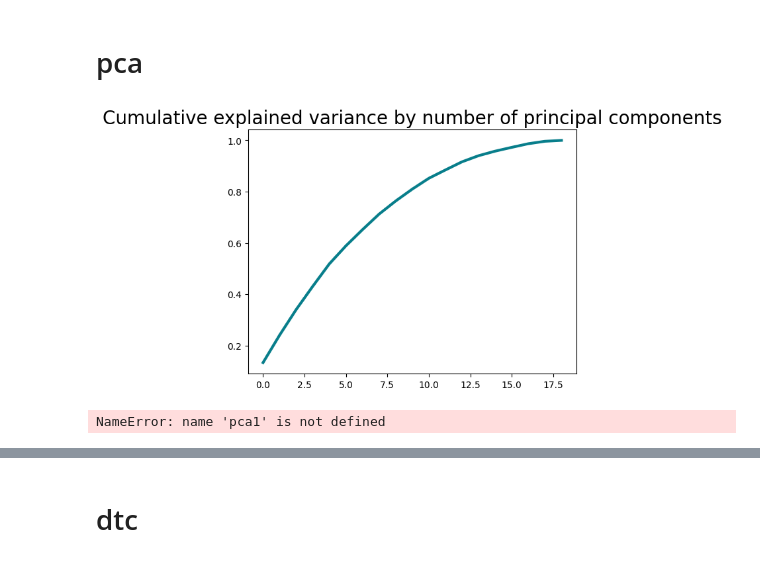
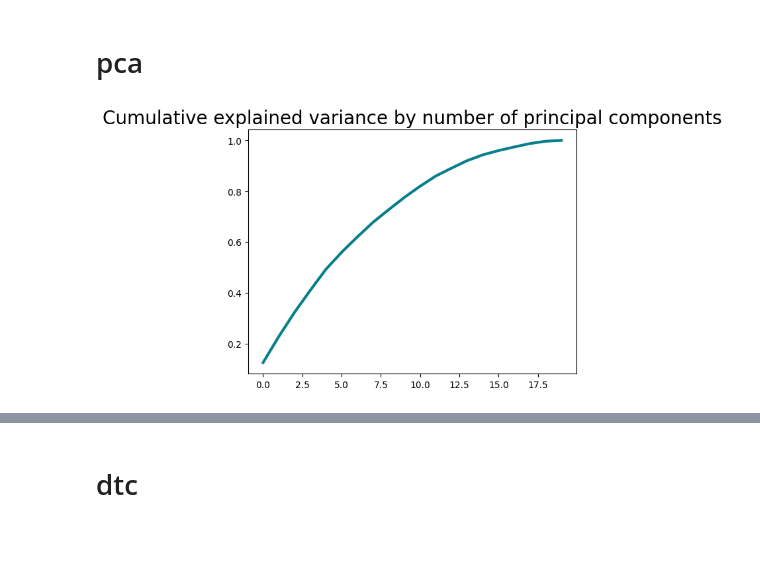
Before and after one commit to Pratik-Chaudhari-ggc/GT-Hacklytics, a Jupyter notebook: notebooks/dtc-notebook.ipynb, the cells around one changed output, grey strips where cells are left out. Saved outputs shown, nothing was run; the diff lists cells and outputs as text; code cells hidden in the pictures.

```diff
--- a/notebooks/dtc-notebook.ipynb
+++ b/notebooks/dtc-notebook.ipynb
@@ -42,7 +52,8 @@ df_train_final['PenaltyOnWinner'] = df_train_final.apply(lambda row: row['Winner
 df_test_final['PenaltyOnWinner'] = df_test_final.apply(lambda row: row['Winner/tie'] == row['PenaltyTeam'], axis = 1)
 # %%
 feature_list = ['Down','ToGo','YardLine','SeriesFirstDown','Yards','IsRush','IsPass','IsIncomplete','IsTouchdown','IsSack','IsChallenge','IsChallengeReversed','IsInterception','IsFumble','IsPenalty','IsTwoPointConversion','IsTwoPointConversionSuccessful','IsPenaltyAccepted','PenaltyOnWinner']
-X_train = df_train_final[feature_list]
-y_train = df_train_final['Winner']
-X_test = df_test_final[feature_list]
+feature_list_pca = ['Down','ToGo','YardLine','SeriesFirstDown','Yards','IsRush','IsPass','IsIncomplete','IsTouchdown','IsSack','IsChallenge','IsChallengeReversed','IsInterception','IsFumble','IsPenalty','IsTwoPointConversion','IsTwoPointConversionSuccessful','IsPenaltyAccepted','PenaltyOnWinner', 'Winner']
+X_train_pca = df_train_final[feature_list_pca]
+# y_train_pca = df_train_final['Winner']
+X_test = df_test_final[feature_list_pca]
 y_test = df_test_final['Winner']
@@ -57,25 +65,23 @@ from sklearn.model_selection import train_test_split
 from sklearn.decomposition import PCA
 # %%
 ss = StandardScaler()
-X_train_scaled = ss.fit_transform(X_train)
+X_train_scaled = ss.fit_transform(X_train_pca)
 X_test_scaled = ss.transform(X_test)
 # %%
-pca1 = PCA(n_components=len(feature_list)).fit(X_train_scaled)
+pca1 = PCA(n_components=len(feature_list_pca)).fit(X_train_scaled)
 
 plt.plot(pca1.explained_variance_ratio_.cumsum(), lw=3, color='#087E8B')
 plt.title('Cumulative explained variance by number of principal components', size=20)
 plt.show()
 # %% [output]
-[figure, old version]
+[figure, new version]
 # %%
-df_evr = pd.DataFrame(pca1.explained_variance_ratio_, index =['PCA 1','PCA 2','PCA 3'])
-ax = df_evr.plot.bar()
-ax.set_xlabel('Primary Components')
-ax.set_ylim(top=1)
-ax.set_title('Unstandardized PC Analysis')
-plt.legend('',frameon=False)
-plt.show()
+# df_evr = pd.DataFrame(pca1.explained_variance_ratio_, index =['PCA 1','PCA 2','PCA 3'])
+# ax = df_evr.plot.bar()
+# ax.set_xlabel('Primary Components')
+# ax.set_ylim(top=1)
+# ax.set_title('Unstandardized PC Analysis')
+# plt.legend('',frameon=False)
+# plt.show()
-# %% [output]
-NameError: name 'pca1' is not defined
 # %%
 loadings = pd.DataFrame(
```
Also changed, not shown: parts of 7 cells of this notebook.
